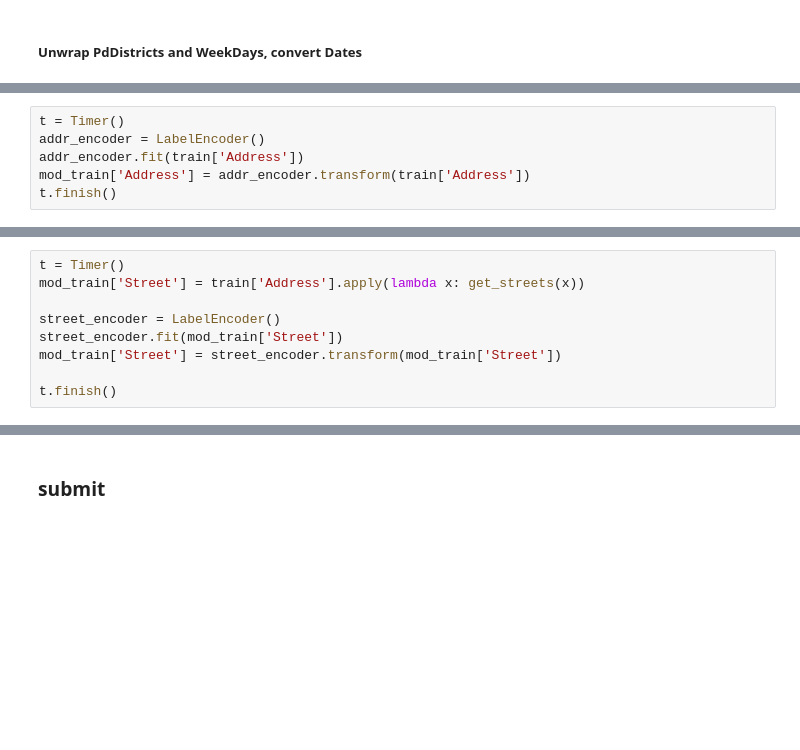
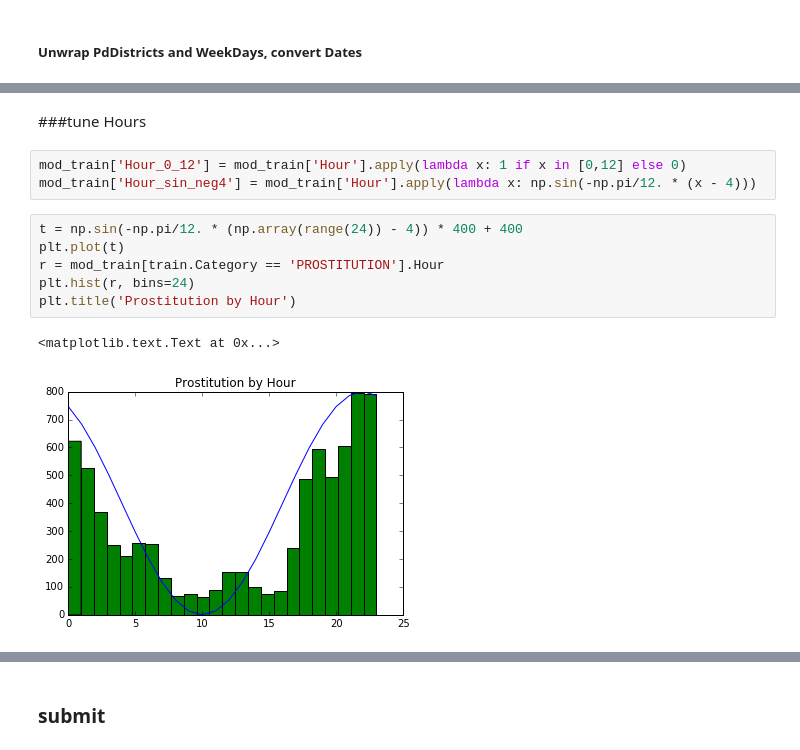
Before and after one commit to AlexeyKozulin/ML-Scripts, a Jupyter notebook: SF Crime (minutes and streets).ipynb, the cells around one changed output, grey strips where cells are left out. Drawn from its saved outputs; the diff is of its cells as text; blank space fills up the shorter version.

```diff
--- a/SF Crime (minutes and streets).ipynb
+++ b/SF Crime (minutes and streets).ipynb
@@ -385,6 +456,0 @@ Index(['DayOfWeek', 'PdDistrict', 'X', 'Y', 'Year', 'Month', 'Day', 'Hour', 'Min
-# %%
-t = Timer()
-addr_encoder = LabelEncoder()
-addr_encoder.fit(train['Address'])
-mod_train['Address'] = addr_encoder.transform(train['Address'])
-t.finish()
@@ -393,9 +456,0 @@ Duration: 0:00:06.821159
-# %%
-t = Timer()
-mod_train['Street'] = train['Address'].apply(lambda x: get_streets(x))
-
-street_encoder = LabelEncoder()
-street_encoder.fit(mod_train['Street'])
-mod_train['Street'] = street_encoder.transform(mod_train['Street'])
-
-t.finish()
@@ -404,3 +529,17 @@ Duration: 0:00:08.539970
+# %% [markdown]
+###tune Hours
+# %%
+mod_train['Hour_0_12'] = mod_train['Hour'].apply(lambda x: 1 if x in [0,12] else 0)
+mod_train['Hour_sin_neg4'] = mod_train['Hour'].apply(lambda x: np.sin(-np.pi/12. * (x - 4)))
+# %%
+t = np.sin(-np.pi/12. * (np.array(range(24)) - 4)) * 400 + 400
+plt.plot(t)
+r = mod_train[train.Category == 'PROSTITUTION'].Hour
+plt.hist(r, bins=24)
+plt.title('Prostitution by Hour')
+# %% [output]
+<matplotlib.text.Text at 0x...>
+[figure, added]
 # %%
 mod_train.columns
 # %% [output]
```
Also changed, not shown: parts of 57 cells of this notebook.
